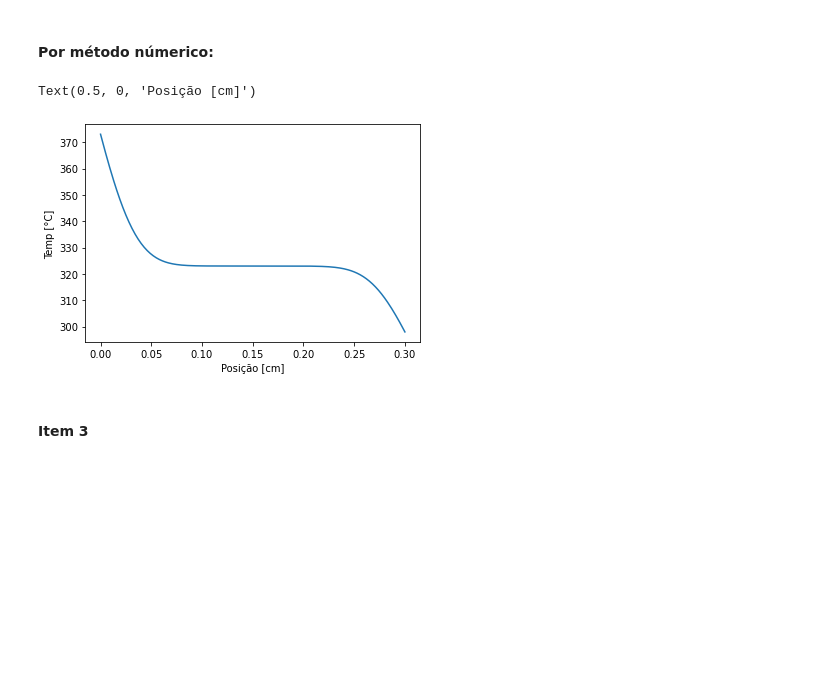
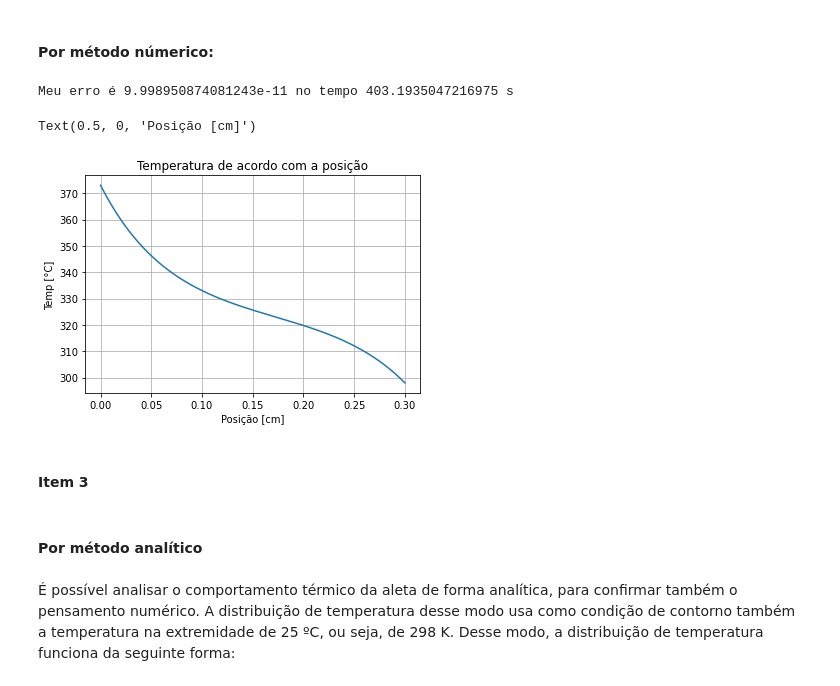
Before and after one commit to LidiaDomingos/APS2-TransCal, a Jupyter notebook: grupo23_APS2.ipynb, the cells around one changed output. Cells and saved outputs as stored; diff of their text form; code cells hidden in the pictures; blank space fills up the shorter version.

```diff
--- a/grupo23_APS2.ipynb
+++ b/grupo23_APS2.ipynb
@@ -78,6 +78,9 @@ Tamb = 50 + 273
 # Temperatura da base (em K)
 Tb = 100 + 273
 
+# Temperatura na extremidade (em K)
+TL = 25 + 273
+
 # Discretização da malha em x [m]
 dx = 1e-3
 
@@ -85,7 +88,7 @@ dx = 1e-3
 dt = 0.9*(dx**2)/(alpha*(((h*P*dx*dx)/(k*Atr)) + 2))
 
 # Número de passos no tempo []
-nt = 1001
+nt = 180001
 
 #%% Cálculos iniciais
 # Tempo total [s]
@@ -101,28 +104,42 @@ tol = 1e-10
 # %%
 #%% Matriz para armazenar todas as temperaturas [C]
 #matriz para armazenar todas temperaturas [C]
 TM = np.zeros((nt,nn))
 
 # Condição inicial
 TM[:,:] = 50 + 273
 TM[:,nn-1] = 25 + 273
 TM[:,0] = 100 + 273
 
 for l in range(0, nt-1):
     for m in range(1, nn-1):
         cte1 = alpha * dt * ((TM[l,m+1] - 2*TM[l,m] + TM[l, m-1])/(dx*dx))
         cte2 = alpha * dt * (((h*P)/(k*Atr))*(TM[l,m] - Tamb))
         TM[l+1, m] = cte1 - cte2 + TM[l, m]
 
-inst = 1001
+    erro = np.amax(abs((TM[l+1,1:nn-1] - TM[l,1:nn-1])/(np.max(TM[l+1,1:nn-1]))))
+
+    if (abs(erro) <= tol):
+        tempo = l+1
+        print(f'Meu erro é {abs(erro)} no tempo {(l+1)*dt} s')
+        break
+
+inst = nt
 #posições dos nós
 x = np.linspace(0.0, L, nn)
-T = np.array(TM[inst-1, 0:nn])
+T = np.array(TM[tempo, 0:nn])
 plt.plot(x,T)
+plt.grid(True)
+plt.title("Temperatura de acordo com a posição")
 plt.ylabel("Temp [°C]")
 plt.xlabel("Posição [cm]")
 # %% [output]
-Text(0.5, 0, 'Posição [cm]')
+Meu erro é 9.998950874081243e-11 no tempo 403.1935047216975 s
+Text(0.5, 0, 'Posição [cm]')
-[figure, old version]
+[figure, new version]
 # %% [markdown]
 #### Item 3
+# %% [markdown]
+#### Por método analítico
+# %% [markdown]
+É possível analisar o comportamento térmico da aleta de forma analítica, para confirmar também o pensamento numérico. A distribuição de temperatura desse modo usa como condição de contorno também a temperatura na extremidade de 25 ºC, ou seja, de 298 K. Desse modo, a distribuição de temperatura funciona da seguinte forma:
```
Also changed, not shown: parts of 9 cells of this notebook, 4 other files.
